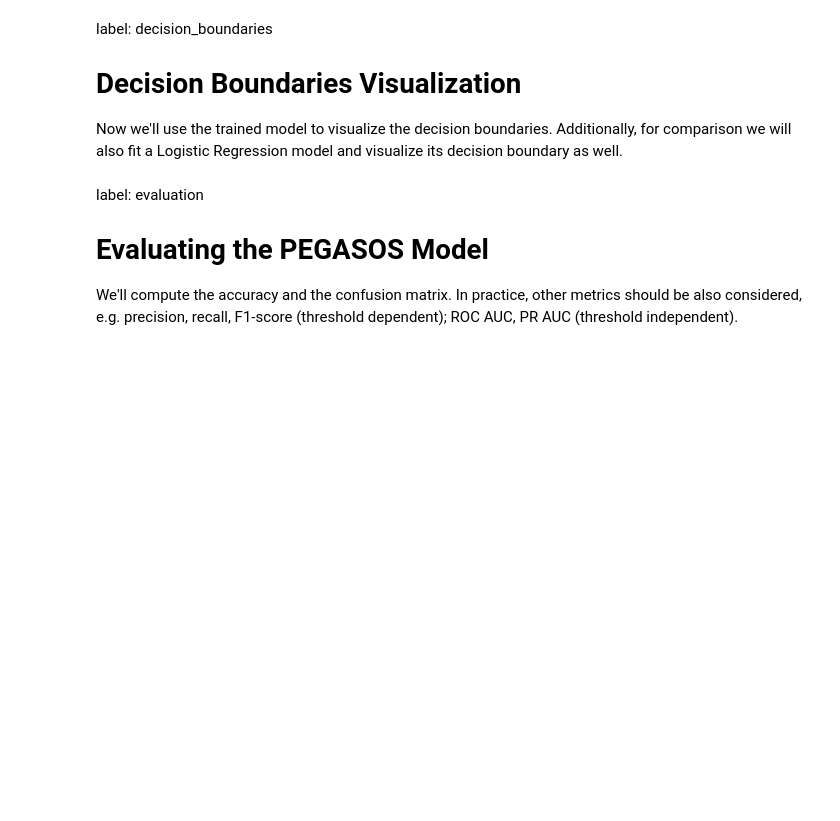
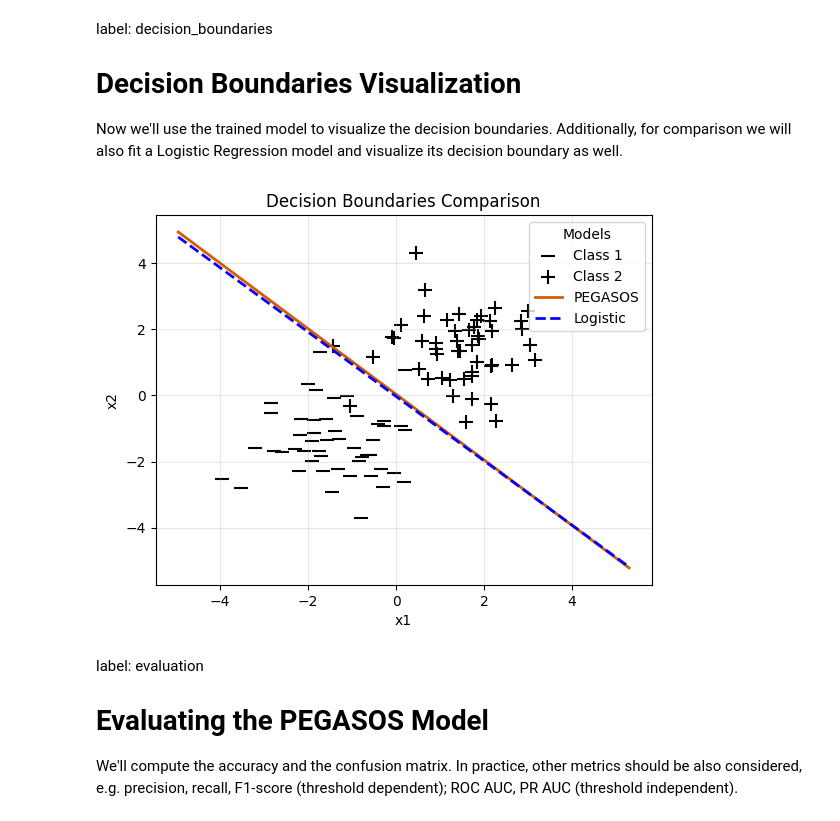
Before and after one commit to slds-lmu/lecture_sl, a Jupyter notebook: exercises/svm-quarto/sol_svm_1_py.ipynb, the cells around one changed output. Saved outputs shown, nothing was run; the diff lists cells and outputs as text; code cells hidden in the pictures; blank space fills up the shorter version.

```diff
--- a/exercises/svm-quarto/sol_svm_1_py.ipynb
+++ b/exercises/svm-quarto/sol_svm_1_py.ipynb
@@ -191,43 +208,38 @@ Now we'll use the trained model to visualize the decision boundaries. Additional
 # %%
 #| label: plot_boundaries
 
-plt.figure(figsize=(10, 8))
-
-# Recreate the plot with both classes
-class1_mask = data['classes'] == 1
-class2_mask = data['classes'] == 2
-
-plt.scatter(data.loc[class1_mask, 'x.1'], data.loc[class1_mask, 'x.2'],
-           marker='_', s=100, c='black')
-plt.scatter(data.loc[class2_mask, 'x.1'], data.loc[class2_mask, 'x.2'],
-           marker='+', s=100, c='black')
+plt.scatter(x_1[class1_mask],x_2[class1_mask],
+           marker='_', s=100, c='black', label='Class 1')
+plt.scatter(x_1[class2_mask],x_2[class2_mask],
+           marker='+', s=100, c='black', label='Class 2')
 
 # Add PEGASOS decision boundary
 # Decision boundary equation: θ₀ + θ₁x₁ + θ₂x₂ = 0
 # Rearranged: x₂ = -(θ₀ + θ₁x₁)/θ₂
-x_range = np.linspace(X[:, 0].min() - 1, X[:, 0].max() + 1, 100)
+x_range = np.linspace(x_1.min() - 1, x_2.max() + 1, 100)
 pegasos_boundary = -(model_pegasos[0] + model_pegasos[1] * x_range) / model_pegasos[2]
 plt.plot(x_range, pegasos_boundary, color='#D55E00', linewidth=2, label='PEGASOS')
 
 # Compare to logistic regression
-# Convert back to original classes for sklearn
-y_for_sklearn = np.where(y == 1, 2, 1)  # Convert back to 1,2 for compatibility
-data_for_logreg = pd.DataFrame({'x.1': X[:, 0], 'x.2': X[:, 1], 'classes': y_for_sklearn})
+
 model_logreg = LogisticRegression(fit_intercept=True, random_state=2, max_iter=1000)
-model_logreg.fit(X, y_for_sklearn)
+model_logreg.fit(X, y)
 
-# Get logistic regression coefficients
 logreg_coef = model_logreg.coef_[0]
 logreg_intercept = model_logreg.intercept_[0]
+
 logreg_boundary = -(logreg_intercept + logreg_coef[0] * x_range) / logreg_coef[1]
+
 plt.plot(x_range, logreg_boundary, color='#0800ffff', linewidth=2, linestyle='--', label='Logistic')
 
 plt.xlabel('x1')
 plt.ylabel('x2')
 plt.title('Decision Boundaries Comparison')
 plt.legend(title='Models')
 plt.grid(True, alpha=0.3)
 plt.show()
+# %% [output]
+[figure, added]
 # %% [markdown]
 label: evaluation
 
```
Also changed, not shown: parts of 10 cells of this notebook, 1 other file.
